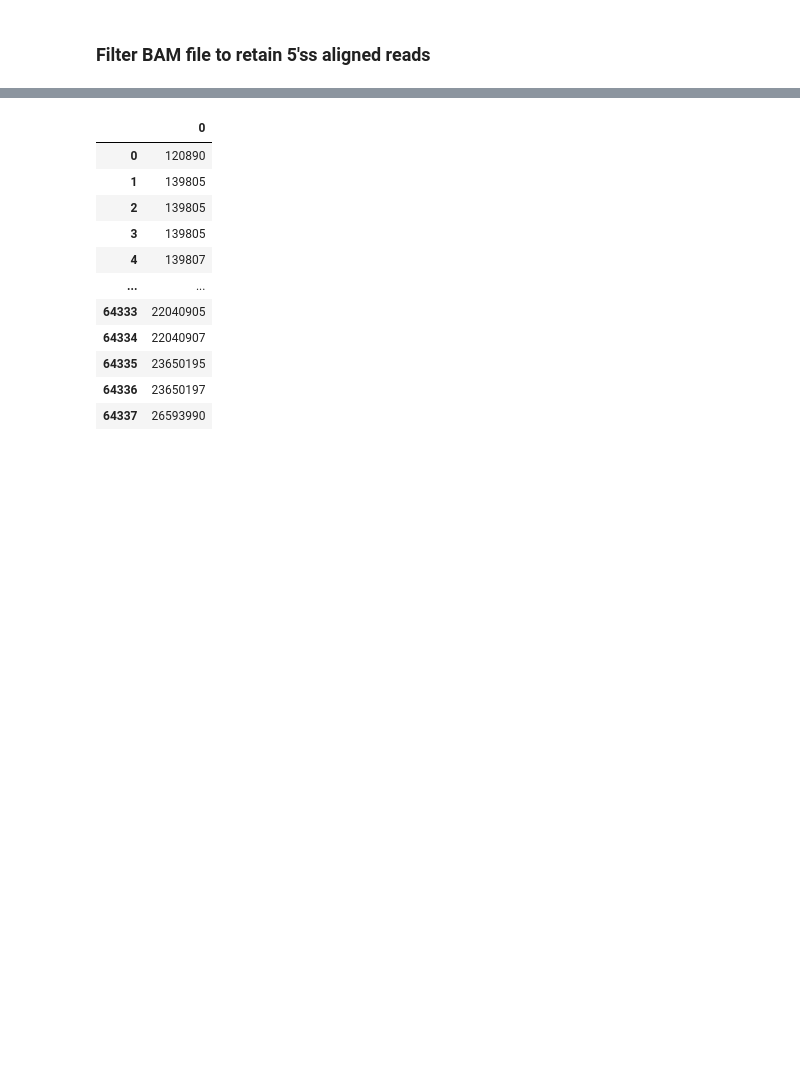
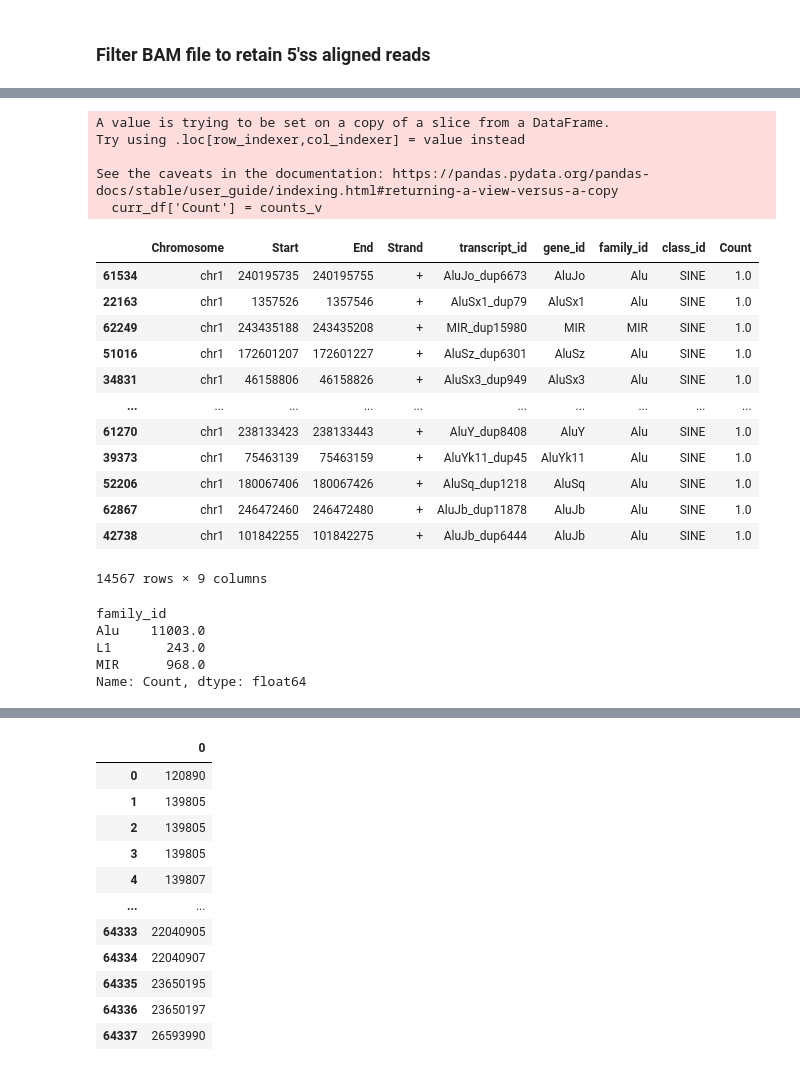
Before and after one commit to dmnburrows/line1_ageing, a Jupyter notebook: te_rna.ipynb, the cells around one changed output, grey strips where cells are left out. Drawn from its saved outputs; the diff is of its cells as text; code cells hidden in the pictures; blank space fills up the shorter version.

Commit message:
Each step of 5' alignment working

```diff
--- a/te_rna.ipynb
+++ b/te_rna.ipynb
@@ -951,0 +453,4 @@ filt_bam[rem_bool]
+# %%
+# Make count matrix
+count_df = pd.DataFrame()
+count_df
@@ -951,0 +587,69 @@ filt_bam[rem_bool]
+# %%
+bam_remaining = bam_final
+
+#Mop up reads and their locations until none remaining
+umi_v, bedind_v, ind_v = [],[],[]
+while len(bam_remaining) > 0:
+    umi, bedind, ind = te.find_intersect(bam_remaining, chr_bed, flat_bed_pos, flat_bed_ind)
+    umi_v = np.append(umi_v, umi) #UMIs of reads that have aligned to 5' ends
+    bedind_v=np.append(bedind_v,bedind) #Indeces of chr_bed insertions where each UMI has aligned
+    ind_v = np.append(ind_v, ind) # pandas row indeces of chr_bam file where each UMI comes from
+    bam_remaining = bam_remaining.drop(ind) #Drop reads that have already been counted
+bedind_v = bedind_v.astype(int)
+assert len(bam_final) == len(umi_v) == len(bedind_v) == len(ind_v), 'Not all reads accounted for'
+assert len(np.unique(ind_v)) == len(ind_v), 'Some reads counted twice'
+# %%
+#Sort by UMI
+sort_umi, sort_bedind = adm.sort_2list(umi_v, bedind_v)
+
+#Get counts!
+#==============================================================================
+slice_umi, slice_count= np.unique(sort_umi, return_counts=True) #Find unique multi-UMIs and their counts
+counts_v = np.ones(len(sort_umi))
+
+for s in slice_umi[np.where(slice_count > 1)]:
+    sort_umi_ind = np.ravel(np.argwhere(np.in1d(sort_umi,s))) #Indeces of sorted UMI list where current multi-UMI is found
+
+    #Assert
+    #Check that all identified multi-UMIs have at least 2 reads
+    if len(sort_umi_ind) < 2:
+        assert False, 'Identified multi-UMIs have only 1 or 0 reads'
+
+    assert sum(counts_v[sort_umi_ind] != 1) == 0, str(x) #'This multi-UMIs has already been counted'
+    counts_v[sort_umi_ind] = 1/len(sort_umi_ind)
+
+assert len(sort_umi) ==  len(sort_bedind) == counts_v.shape[0], 'Output vectors wrong shape'
+# %%
+curr_df = chr_bed.iloc[sort_bedind]
+curr_df['Count'] = counts_v
+count_df = pd.concat([count_df, curr_df]) #Add them to the count matrix
+# %% [output]
+A value is trying to be set on a copy of a slice from a DataFrame.
+Try using .loc[row_indexer,col_indexer] = value instead
+
+See the caveats in the documentation: https://pandas.pydata.org/pandas-docs/stable/user_guide/indexing.html#returning-a-view-versus-a-copy
+  curr_df['Count'] = counts_v
+# %%
+count_df
+# %% [output]
+|  | Chromosome | Start | End | Strand | transcript_id | gene_id | family_id | class_id | Count |
+| 61534 | chr1 | 240195735 | 240195755 | + | AluJo_dup6673 | AluJo | Alu | SINE | 1.0 |
+| 22163 | chr1 | 1357526 | 1357546 | + | AluSx1_dup79 | AluSx1 | Alu | SINE | 1.0 |
+| 62249 | chr1 | 243435188 | 243435208 | + | MIR_dup15980 | MIR | MIR | SINE | 1.0 |
+| 51016 | chr1 | 172601207 | 172601227 | + | AluSz_dup6301 | AluSz | Alu | SINE | 1.0 |
+| 34831 | chr1 | 46158806 | 46158826 | + | AluSx3_dup949 | AluSx3 | Alu | SINE | 1.0 |
+| ... | ... | ... | ... | ... | ... | ... | ... | ... | ... |
+| 61270 | chr1 | 238133423 | 238133443 | + | AluY_dup8408 | AluY | Alu | SINE | 1.0 |
+| 39373 | chr1 | 75463139 | 75463159 | + | AluYk11_dup45 | AluYk11 | Alu | SINE | 1.0 |
+| 52206 | chr1 | 180067406 | 180067426 | + | AluSq_dup1218 | AluSq | Alu | SINE | 1.0 |
+| 62867 | chr1 | 246472460 | 246472480 | + | AluJb_dup11878 | AluJb | Alu | SINE | 1.0 |
+| 42738 | chr1 | 101842255 | 101842275 | + | AluJb_dup6444 | AluJb | Alu | SINE | 1.0 |
+14567 rows × 9 columns
+# %%
+curr_df.groupby('family_id').sum()['Count']
+# %% [output]
+family_id
+Alu    11003.0
+L1       243.0
+MIR      968.0
+Name: Count, dtype: float64
```
Also changed, not shown: parts of 73 cells of this notebook, 2 other files.
